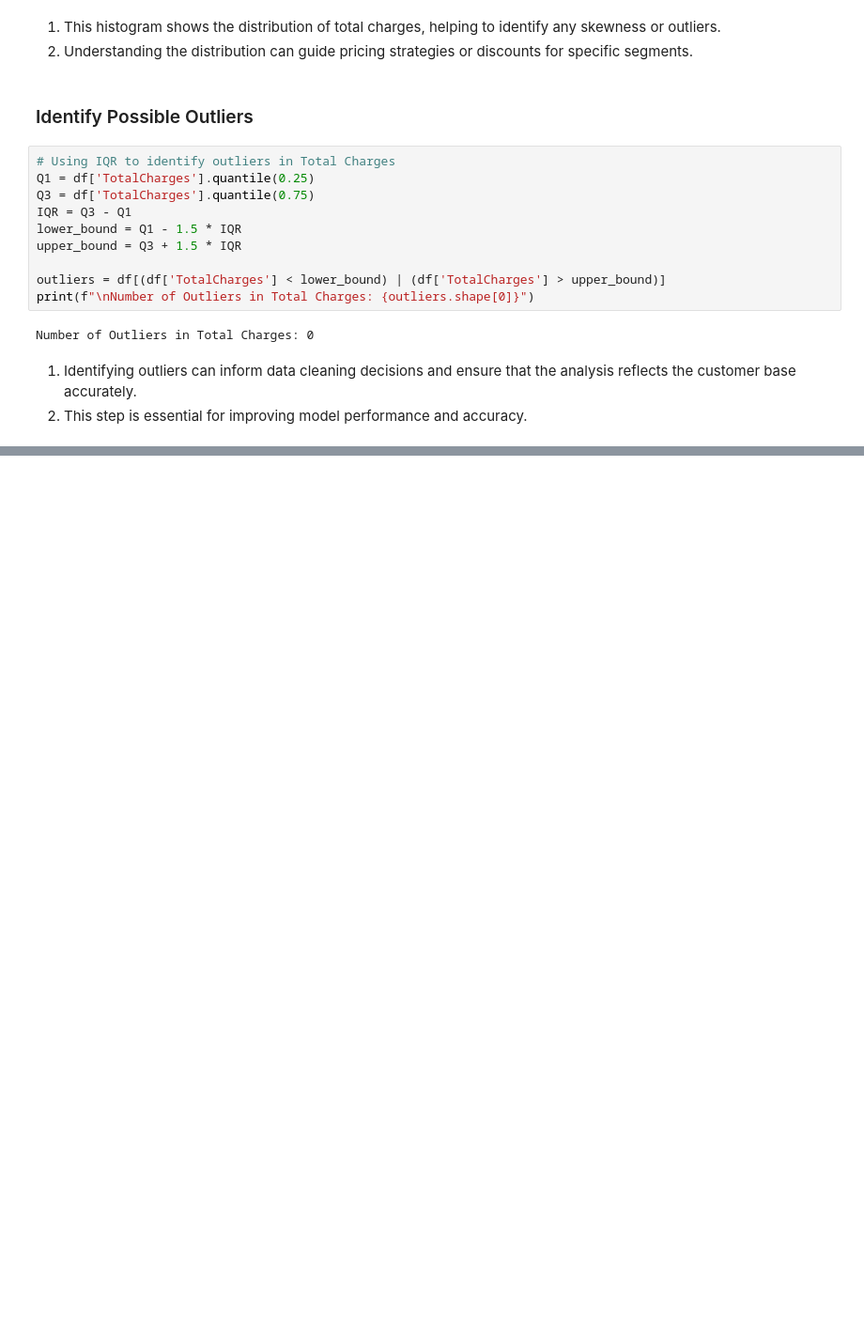
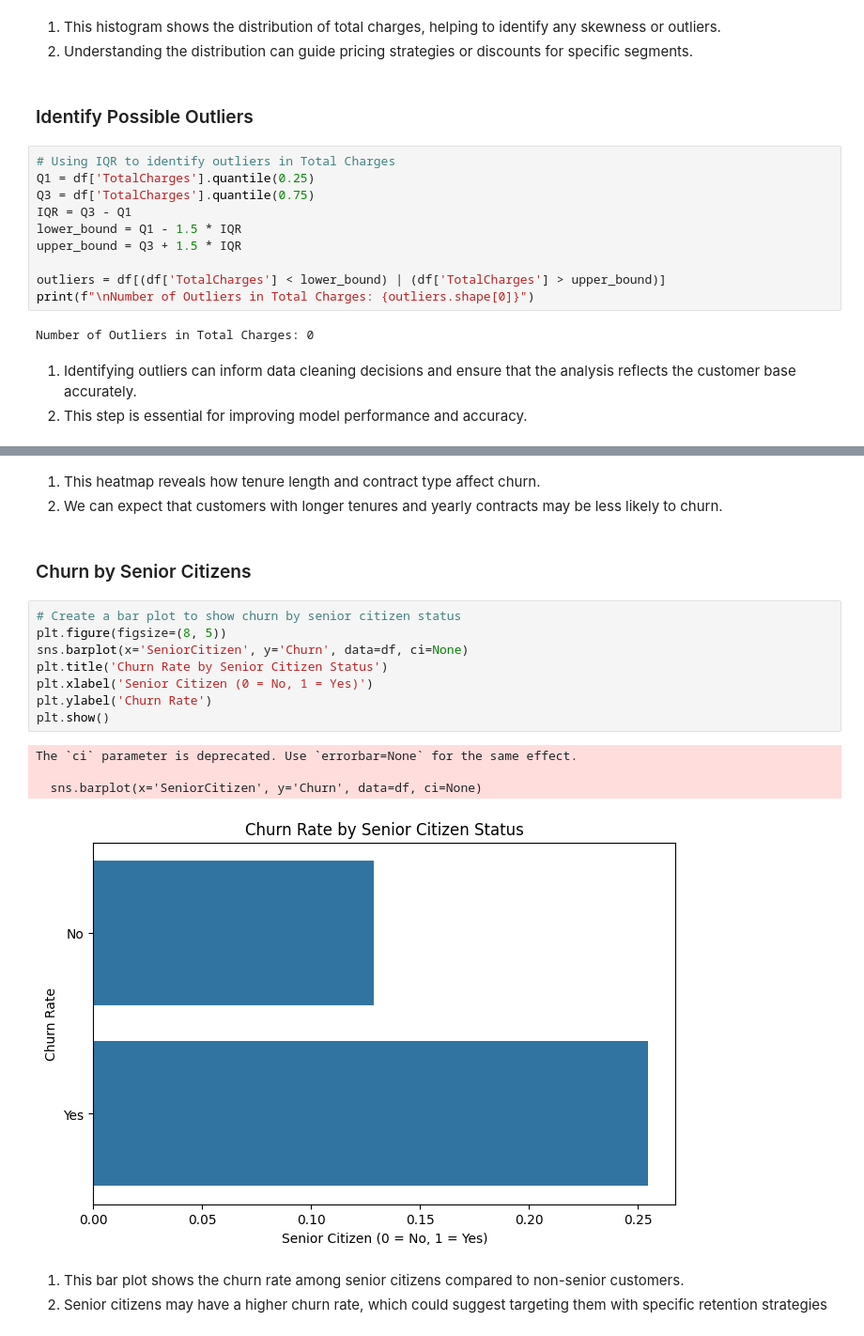
Before and after one commit to Om700-create/Telco_Churn_Predictor, a Jupyter notebook: notebooks/01_data_exploration.ipynb, the cells around one changed output, grey strips where cells are left out. Shown at 94% size. Cells and saved outputs as stored; diff of their text form; blank space fills up the shorter version.

Commit message:
data exploration

```diff
--- a/notebooks/01_data_exploration.ipynb
+++ b/notebooks/01_data_exploration.ipynb
@@ -699,0 +728,21 @@ Number of Outliers in Total Charges: 0
+# %% [markdown]
+1. This heatmap reveals how tenure length and contract type affect churn.
+2. We can expect that customers with longer tenures and yearly contracts may be less likely to churn.
+# %% [markdown]
+### Churn by Senior Citizens
+# %%
+# Create a bar plot to show churn by senior citizen status
+plt.figure(figsize=(8, 5))
+sns.barplot(x='SeniorCitizen', y='Churn', data=df, ci=None)
+plt.title('Churn Rate by Senior Citizen Status')
+plt.xlabel('Senior Citizen (0 = No, 1 = Yes)')
+plt.ylabel('Churn Rate')
+plt.show()
+# %% [output]
+The `ci` parameter is deprecated. Use `errorbar=None` for the same effect.
+
+  sns.barplot(x='SeniorCitizen', y='Churn', data=df, ci=None)
+[figure, added]
+# %% [markdown]
+1. This bar plot shows the churn rate among senior citizens compared to non-senior customers.
+2. Senior citizens may have a higher churn rate, which could suggest targeting them with specific retention strategies
```
Also changed, not shown: parts of 4 cells of this notebook.
